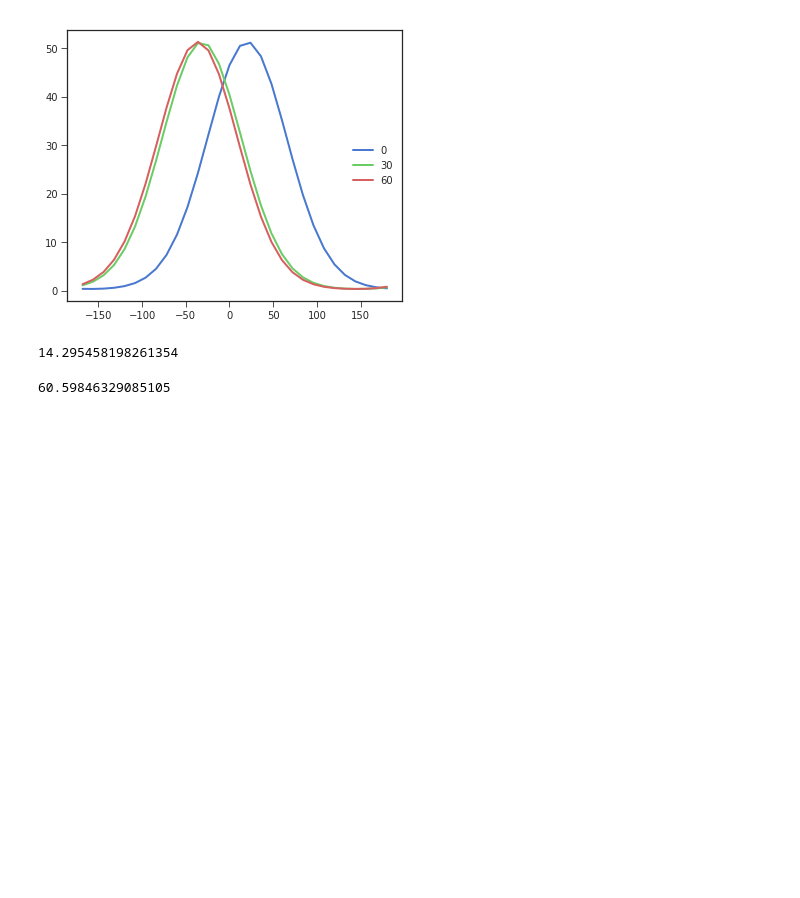
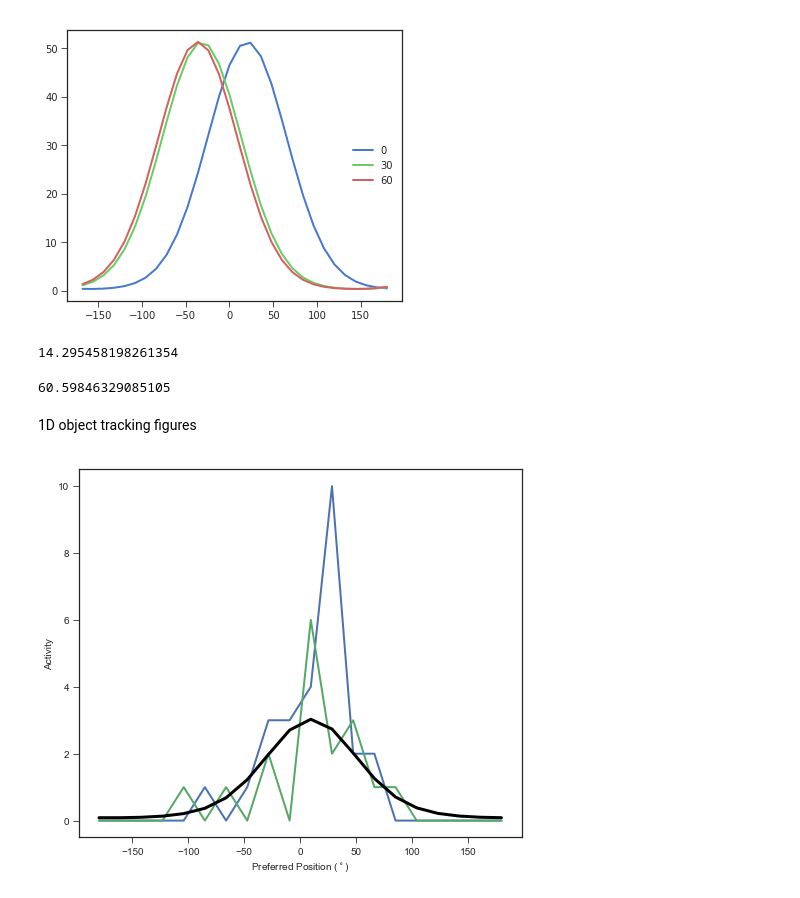
Before and after one commit to mlprt/neurkal, a Jupyter notebook: exploration.ipynb, the cells around one changed output. Cells and saved outputs as stored; diff of their text form; code cells hidden in the pictures; blank space fills up the shorter version.

```diff
--- a/exploration.ipynb
+++ b/exploration.ipynb
@@ -407,3 +407,5 @@ sensory_codes = [neurkal.PopCode(shape=7, act_func=input_act, dist=np.random.poi
                 neurkal.PopCode(shape=7, act_func=input_act, dist=np.random.poisson)]
 motor_codes = [neurkal.PopCode(shape=7, act_func=input_act, dist=lambda x: x)]
 basis = neurkal.KalmanBasisNetwork(sensory_codes, motor_codes, M=M, B=B)
+# %% [markdown]
+1D object tracking figures
@@ -409,0 +418,35 @@ basis = neurkal.KalmanBasisNetwork(sensory_codes, motor_codes, M=M, B=B)
+# %%
+# simulation parameters
+p = 20  # units in input networks
+th_r = [-180, 180]
+d_th = [1, 1.5]
+steps = int(np.diff(d_th) / B[0][0])  # number of timesteps
+#steps = 50
+t_f = 100
+ts = np.linspace(0, t_f, steps)
+# %%
+def input_act(x, x_i):
+    return 3 * (np.exp(2 * (np.cos(np.deg2rad(x - x_i)) - 1)) + 0.01)
+# %%
+## Sensory input layer example activation
+x = 10
+
+sensory_code = neurkal.PopCode(n=p, space=th_r, act_func=input_act, dist=np.random.poisson)
+
+fig, ax = plt.subplots(figsize=(7, 6))
+ax.set_xlabel("Preferred Position ($^\circ$)")
+ax.set_ylabel("Activity")
+pp = PdfPages('pc1.pdf')
+palette = set_palette()
+
+for _ in range(2):
+    c_ = next(palette)
+    ax.plot(sensory_code.prefs, sensory_code(x), '-', color=c_, lw=2)
+
+ax.plot(sensory_code.prefs, sensory_code.mean_activity, 'k', lw=3)
+fig.tight_layout()
+plt.show()
+pp.savefig(fig)
+pp.close()
+# %% [output]
+[figure, added]
```
Also changed, not shown: parts of 9 cells of this notebook, 2 other files.
